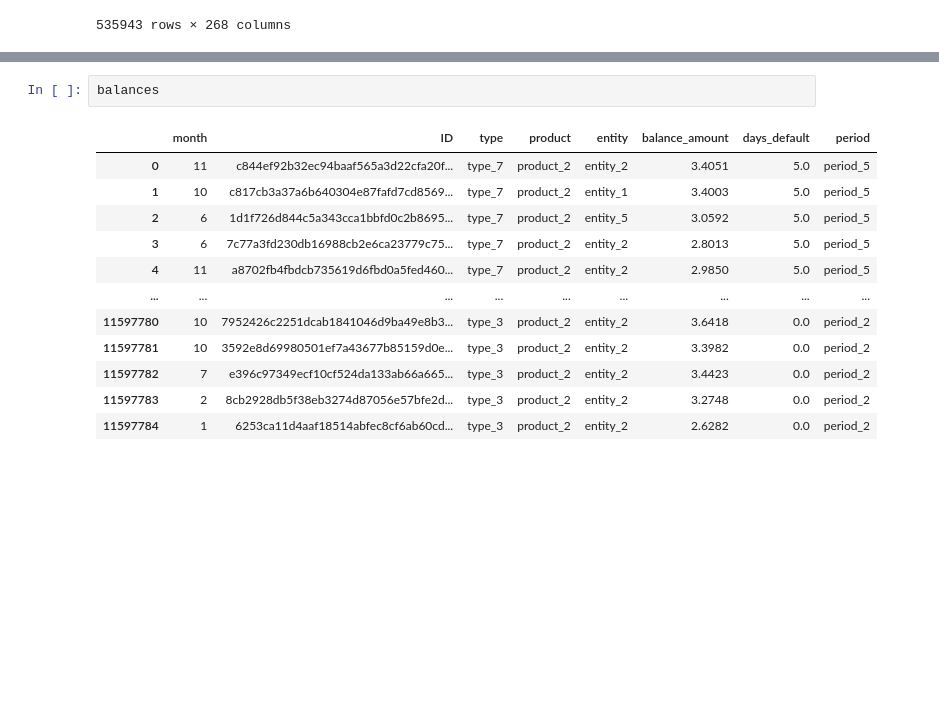
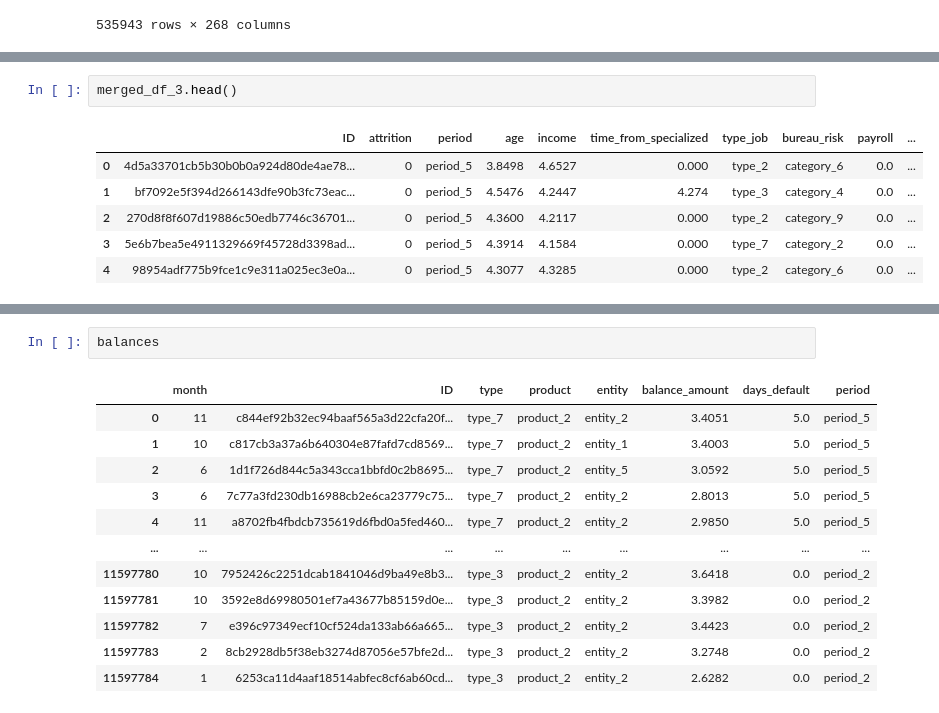
Before and after one commit to davidsosaolea/BBVA_Data_Challenge_2023, a Jupyter notebook: Notebook_bbva.ipynb, the cells around one changed output, grey strips where cells are left out. Saved outputs shown, nothing was run; the diff lists cells and outputs as text; blank space fills up the shorter version.

```diff
--- a/Notebook_bbva.ipynb
+++ b/Notebook_bbva.ipynb
@@ -305,3 +353,12 @@ merged_df_3
+# %%
+merged_df_3.head()
+# %% [output]
+|  | ID | attrition | period | age | income | time_from_specialized | type_job | bureau_risk | payroll | ... |
+| 0 | 4d5a33701cb5b30b0b0a924d80de4ae78... | 0 | period_5 | 3.8498 | 4.6527 | 0.000 | type_2 | category_6 | 0.0 | ... |
+| 1 | bf7092e5f394d266143dfe90b3fc73eac... | 0 | period_5 | 4.5476 | 4.2447 | 4.274 | type_3 | category_4 | 0.0 | ... |
+| 2 | 270d8f8f607d19886c50edb7746c36701... | 0 | period_5 | 4.3600 | 4.2117 | 0.000 | type_2 | category_9 | 0.0 | ... |
+| 3 | 5e6b7bea5e4911329669f45728d3398ad... | 0 | period_5 | 4.3914 | 4.1584 | 0.000 | type_7 | category_2 | 0.0 | ... |
+| 4 | 98954adf775b9fce1c9e311a025ec3e0a... | 0 | period_5 | 4.3077 | 4.3285 | 0.000 | type_2 | category_6 | 0.0 | ... |
 # %%
 obtener_resumen_valores_unicos(merged_df_3)
 # %% [output]
```
Also changed, not shown: parts of 6 cells of this notebook, 1 other file.
